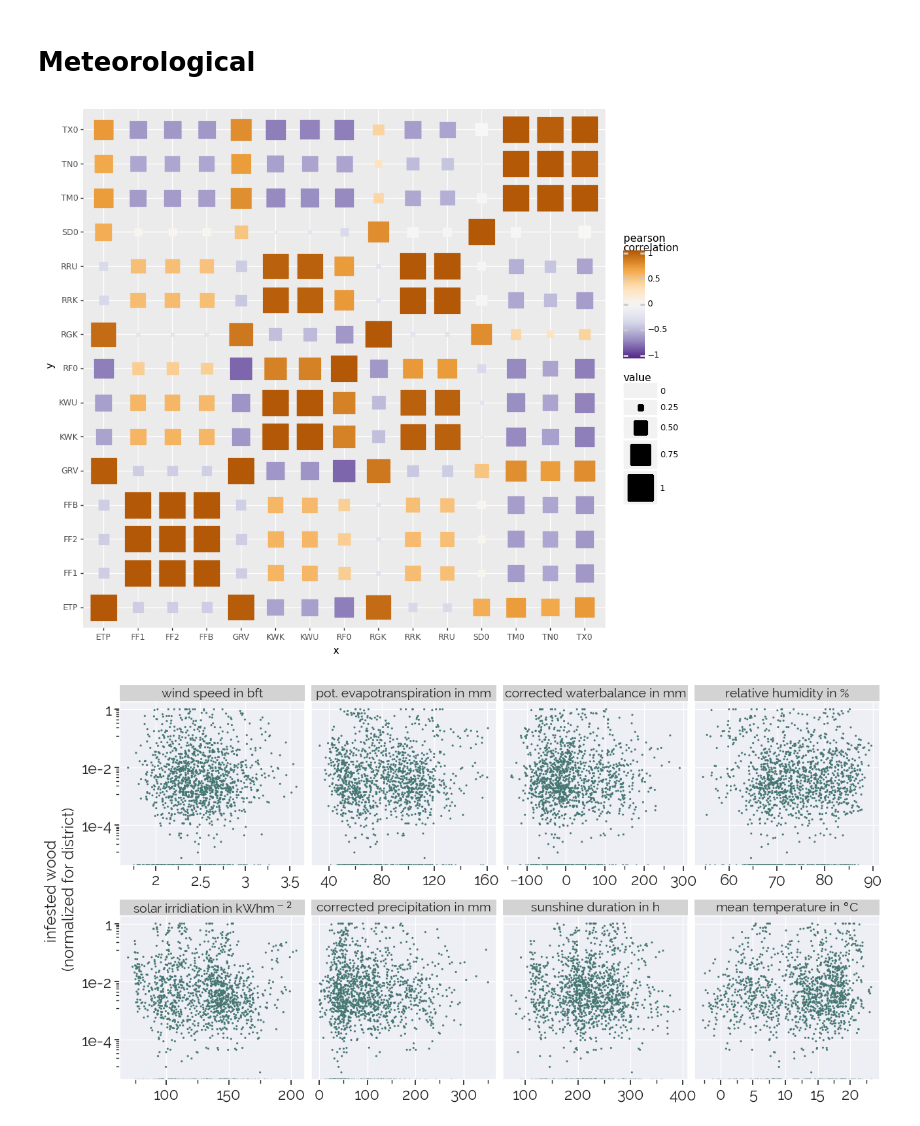
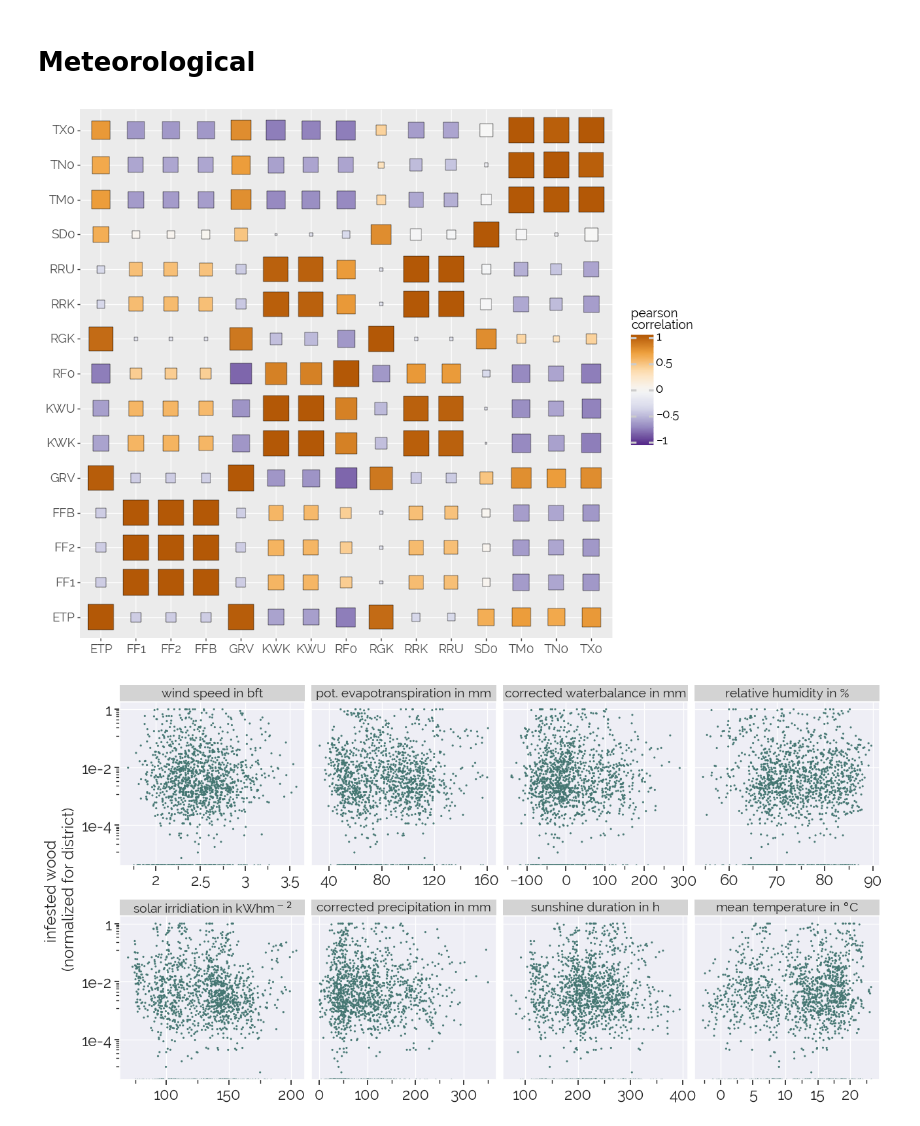
Before and after one commit to ho-ya/Bark_Beetle_Sachsenforst, a Jupyter notebook: 2_EDA.ipynb, the cells around one changed output. Saved outputs shown, nothing was run; the diff lists cells and outputs as text; code cells hidden in the pictures.

```diff
--- a/2_EDA.ipynb
+++ b/2_EDA.ipynb
@@ -41,22 +73,3 @@ mythemewide= mytheme = (p9.theme_seaborn()
 data = pd.read_csv('barkbeetle_dataset.csv')
 
 data['timestamp'] = pd.to_datetime(data['timestamp'])
-# %%
-mycolors = ['#447672', '#EA9F7E', '#DABFFF', '#B4D2BA', '#F4D35E',
-            '#DA4167', '#67555C', '#F6D8AE', '#ABA8B2', '#7B3E19',
-            '#0C4767', '#93B7BE', '#7B886B', '#bbbf76', '#F17300']
-
-
-p9.options.figure_size = (10, 7.5)
-x = list(range(15))
-y = [2,1,3]*5
-c = list(range(1,16))
-
-
-
-(
-    p9.ggplot(p9.aes('x' , 'y', color='factor(c)'))
-    + p9.geom_point(size=20)
-    + p9.scale_color_manual(mycolors)
-    + p9.theme_seaborn()
-).draw();
@@ -248,9 +212,9 @@ p9.options.figure_size = (10, 7.5)
 # %%
-p9.options.figure_size = (15, 5)
+
 (
     p9.ggplot(p9.aes(data.groupby('timestamp')['infested_wood'].sum().index, data.groupby('timestamp')['infested_wood'].sum().values))
     + p9.geom_line()
     + p9.geom_point(size=.5)
-    + p9.theme_seaborn()
+    + mythemewide
 ).draw();
 # %% [output]
@@ -333,21 +283,17 @@ p9.options.figure_size = (10, 7.5)
 # %%
 def heatmap(x, y, size, color):
     p9.options.figure_size = (10,10)
-
-    (p9.ggplot(p9.aes(x,y, size=size, color=color, group=1))
-    + p9.geom_point(shape='s'#, position=p9.position_nudge(x=-0.5, y=-0.5)
+    (p9.ggplot(p9.aes(x,y, size=size, fill=color, group=1))
+    + p9.geom_point(shape='s', stroke=.2#, position=p9.position_nudge(x=-0.5, y=-0.5)
                    )
-    + p9.scales.scale_color_distiller(
+    + p9.scale_fill_distiller(
         type='div',
-        name='pearson \ncorrelation',
+        name='pearson \ncorrelation\n',
         limits=[-1,1],
         palette=4)
-     + p9.scales.scale_size_continuous(range=[-10,15], limits=[0,1])
-     #+ p9.scales.scale_x_continous()
-     #+ p9.scale_y_discrete(expand=(0, 0, 0, 0))
-     + p9.theme()
-     #+ p9.ylim(-1,16)
-     #+ p9.theme_matplotlib()
+     + p9.scale_size_continuous(range=[-10,15], limits=[0,1], guide=False)
+     + p9.xlab('') + p9.ylab('')
+     + p9.theme(text= p9.element_text(size=13, family='sans-serif'))
     ).draw();
 
 
@@ -355,34 +301,34 @@ def heatmap(x, y, size, color):
 columns = [
     'TX0', # maximum temperature of the day in degrees Celsius
     'TM0', # mean temperature of the day in degrees Celsius
     'TN0', # minimum temperature of the day in degrees Celsius
     'RF0', # mean relative humidity of the day in %
     'SD0', # total sunshine duration of the day in h
     'RRU', # total precipitation of the day in mm
     'RRK', # corrected total precipitation of the day in mm (corrects systematic errors of the measuring device and installation location such as wetting/evaporation losses)
     'FF1', # mean wind velocity of the day 10 metres above ground in m*s-1
     'FF2', # mean wind velocity of the day 2 metres above ground in m*s-1
     'FFB', # wind speed of the day on the beaufort scale in bft
     'RGK', # total global solar irradiation of the day in kWh*m-2
     'ETP', # potential evaporation for the day in mm
     'GRV', # potential evapotranspiration for the day in mm
     'KWU', #
     'KWK'
 ]
 
 
 corr = data[columns].corr()
 # Unpivot the dataframe, so we can get pair of arrays for x and y
 corr = pd.melt(corr.reset_index(), id_vars='index')
 corr.columns = ['x', 'y', 'value']
 heatmap(
     x=corr['x'],
     y=corr['y'],
     size=corr['value'].abs(),
     color = corr['value']
 )
 # %% [output]
-[figure, old version]
+[figure, new version]
 # %%
 # Initial graphic
 
```
Also changed, not shown: parts of 57 cells of this notebook.
